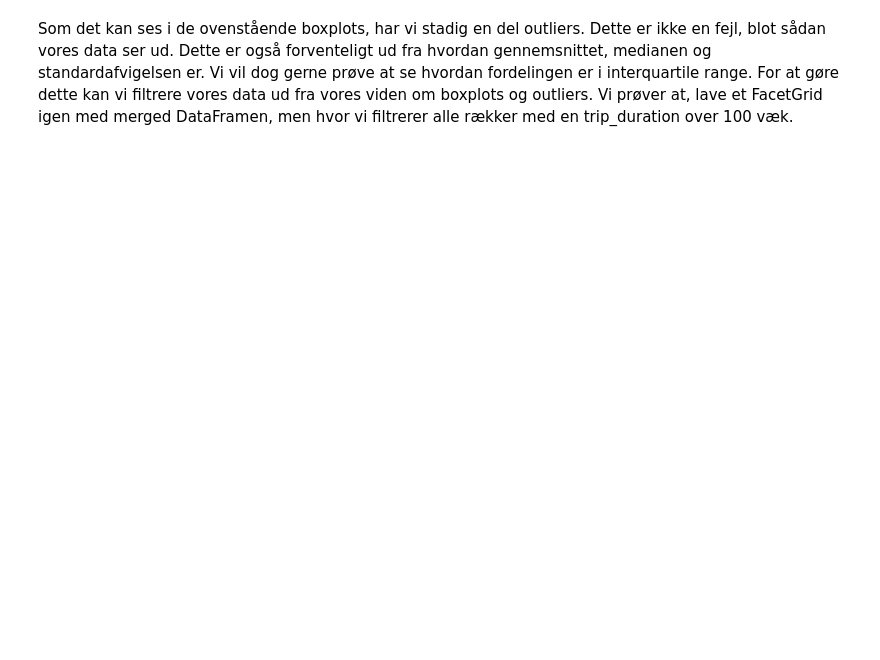
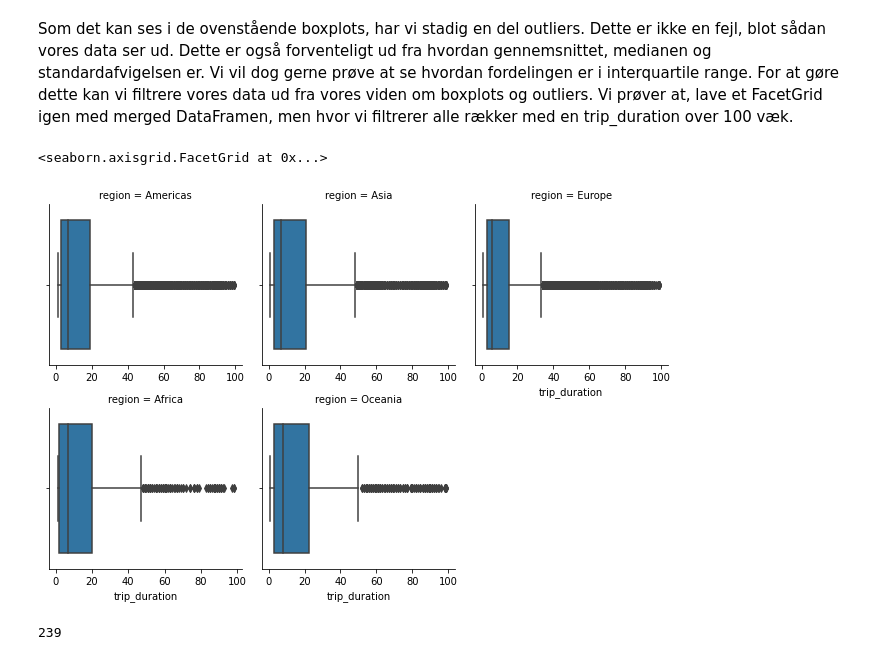
Before and after one commit to RJuro/AS2021, a Jupyter notebook: Øvelse 4 - Digital Nomads.ipynb, the cells around one changed output. Drawn from its saved outputs; the diff is of its cells as text; code cells hidden in the pictures; blank space fills up the shorter version.

```diff
--- a/Øvelse 4 - Digital Nomads.ipynb
+++ b/Øvelse 4 - Digital Nomads.ipynb
@@ -107,9 +215,15 @@ Som det kan ses i de ovenstående boxplots, har vi stadig en del outliers. Dette
 # %%
 # 2.5: Lav et FacetGrid med boxplots der visualiserer spredningen af trip_duration i de forskellige regioner:
 # Brug merged[merged.trip_duration < 100] som data
-g = sns.FacetGrid(___, col='___', col_wrap=3, sharex=False)
-g.map(sns.___, '___')
+g = sns.FacetGrid(merged[merged.trip_duration < 100], col='region', col_wrap=3, sharex=False)
+g.map(sns.boxplot, 'trip_duration')
+# %% [output]
+<seaborn.axisgrid.FacetGrid at 0x...>
+[figure, added]
 # %%
 # 2.6: Hvor mange lande er der i vores merged DataFrame? (Husk funktionen .nunique())
+merged.country.nunique()
+# %% [output]
+239
 # %%
 # 2.7: Hvilket land har modtaget flest besøgende?
```
Also changed, not shown: parts of 32 cells of this notebook.
